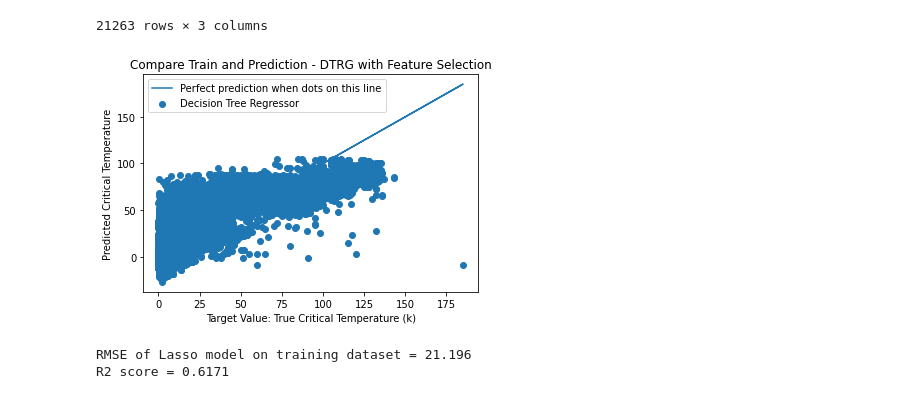
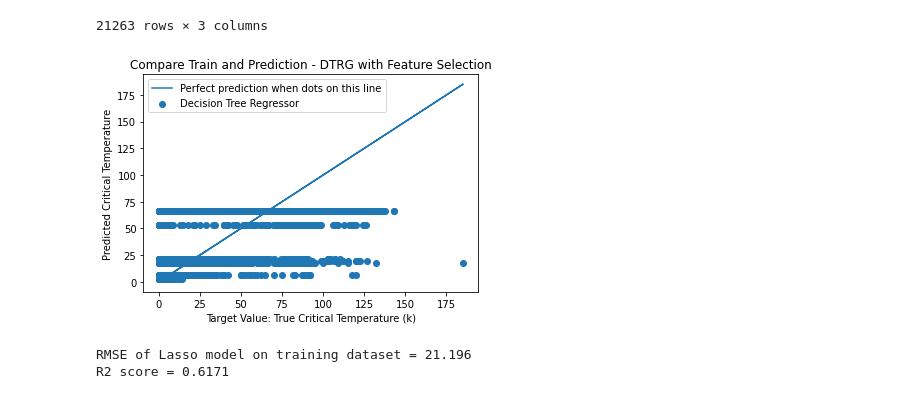
Before and after one commit to kuohu233/IE_7300, a Jupyter notebook: project.ipynb, the cells around one changed output. Saved outputs shown, nothing was run; the diff lists cells and outputs as text; code cells hidden in the pictures.

```diff
--- a/project.ipynb
+++ b/project.ipynb
@@ -709,15 +720,19 @@ prediction_dtrg
 | 21262 | 12.80 | 6.243518 | 42.987459 |
 21263 rows × 3 columns
 # %%
-plt.scatter(prediction['Y'], prediction['Y_predict'], label='Decision Tree Regressor')
-plt.plot(prediction['Y'], prediction['Y'], label='Perfect prediction when dots on this line')
+plt.scatter(prediction_dtrg['Y'],
+    prediction_dtrg['Y_predict'],
+    label='Decision Tree Regressor')
+plt.plot(prediction_dtrg['Y'],
+    prediction_dtrg['Y'],
+    label='Perfect prediction when dots on this line')
 plt.legend(loc="upper left")
 plt.title('Compare Train and Prediction - DTRG with Feature Selection')
 plt.xlabel('Target Value: True Critical Temperature (k)')
 plt.ylabel('Predicted Critical Temperature')
 plt.show()
 # %% [output]
-[figure, old version]
+[figure, new version]
 # %%
 rmse_train_dtrgselected = np.sqrt(sum(cost_train_dtrg)/len(cost_train_dtrg))
 r2_train_dtrgselected = 1-sum(cost_train_dtrg)/sum((np.array(y)-sum(np.array(y))/len(np.array(y)))**2)
```
Also changed, not shown: parts of 16 cells of this notebook, 7 other files.
